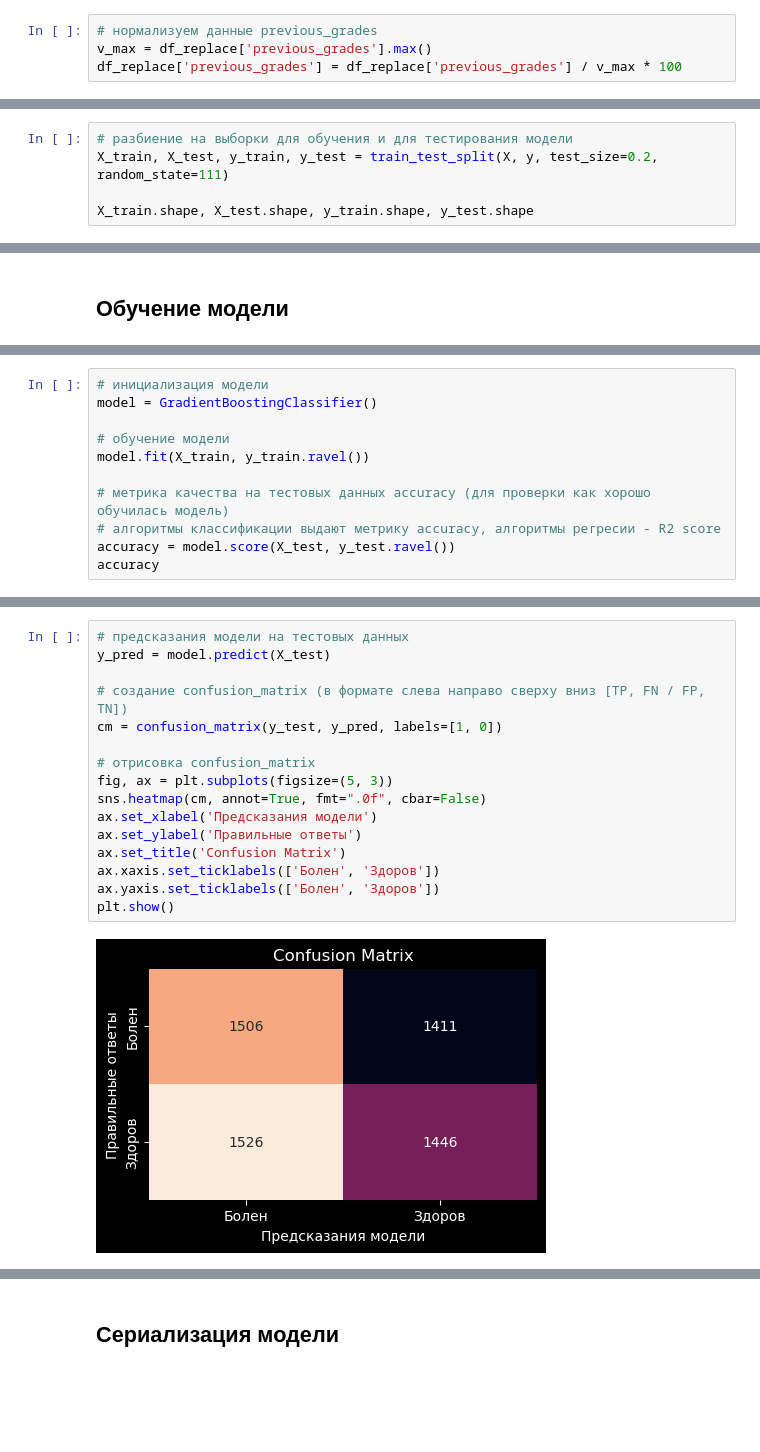
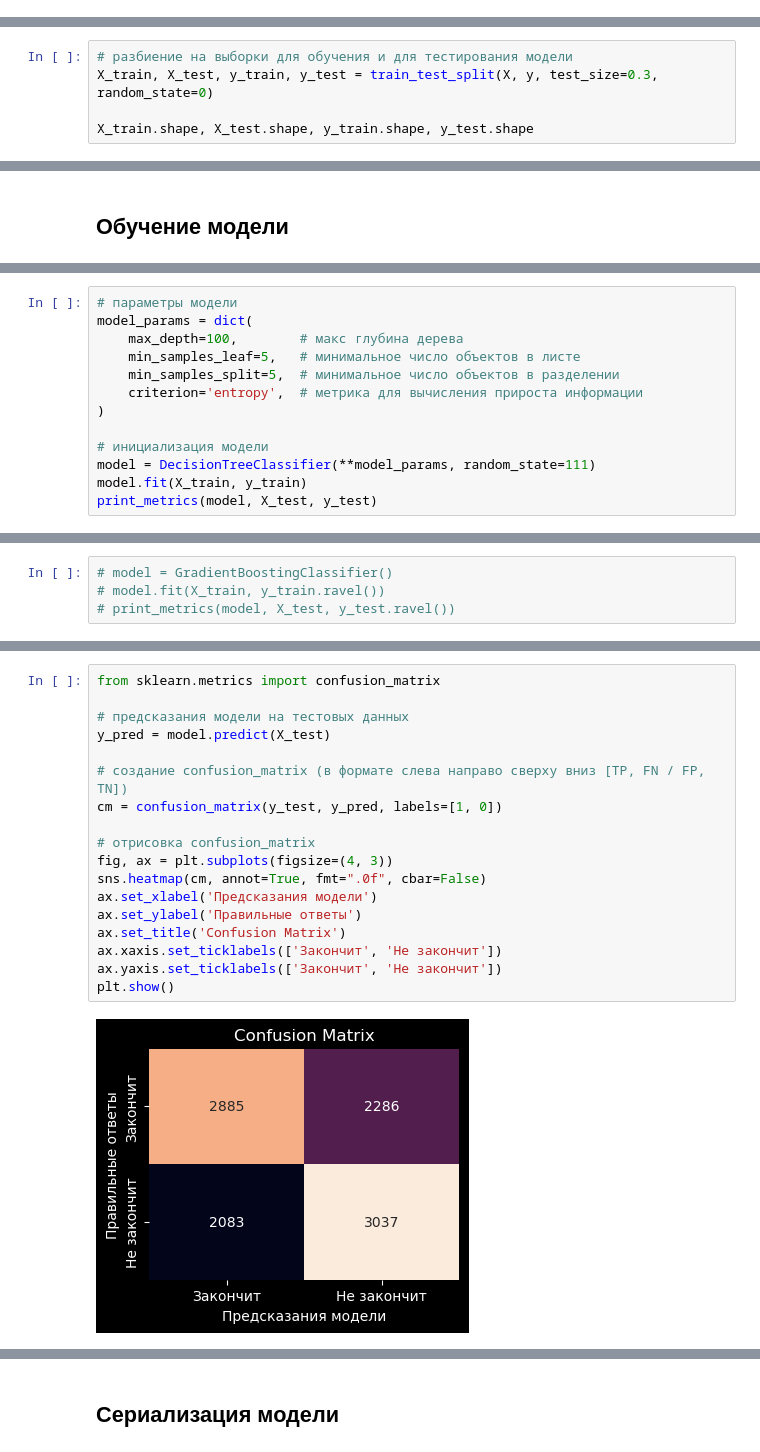
Before and after one commit to IvanZyablitsev/inno_fqw, a Jupyter notebook: scraping/scraping.ipynb, the cells around one changed output, grey strips where cells are left out. Drawn from its saved outputs; the diff is of its cells as text; blank space fills up the shorter version.

```diff
--- a/scraping/scraping.ipynb
+++ b/scraping/scraping.ipynb
@@ -218,4 +231,0 @@ df_replace['attendance_rate'] = df_replace['attendance_rate'] / v_max * 100
-# %%
-# нормализуем данные previous_grades
-v_max = df_replace['previous_grades'].max()
-df_replace['previous_grades'] = df_replace['previous_grades'] / v_max * 100
@@ -242,6 +265,6 @@ plt.hist(y);
 # %%
 # разбиение на выборки для обучения и для тестирования модели
-X_train, X_test, y_train, y_test = train_test_split(X, y, test_size=0.2, random_state=111)
+X_train, X_test, y_train, y_test = train_test_split(X, y, test_size=0.3, random_state=0)
 
 X_train.shape, X_test.shape, y_train.shape, y_test.shape
 # %% [output]
@@ -275,0 +306,13 @@ accuracy
+# %%
+# параметры модели
+model_params = dict(
+    max_depth=100,        # макс глубина дерева
+    min_samples_leaf=5,   # минимальное число объектов в листе
+    min_samples_split=5,  # минимальное число объектов в разделении
+    criterion='entropy',  # метрика для вычисления прироста информации
+)
+
+# инициализация модели
+model = DecisionTreeClassifier(**model_params, random_state=111)
+model.fit(X_train, y_train)
+print_metrics(model, X_test, y_test)
@@ -276,12 +323,5 @@ accuracy
 # %%
-# инициализация модели
-model = GradientBoostingClassifier()
-
-# обучение модели
-model.fit(X_train, y_train.ravel())
-
-# метрика качества на тестовых данных accuracy (для проверки как хорошо обучилась модель)
-# алгоритмы классификации выдают метрику accuracy, алгоритмы регресии - R2 score
-accuracy = model.score(X_test, y_test.ravel())
-accuracy
+# model = GradientBoostingClassifier()
+# model.fit(X_train, y_train.ravel())
+# print_metrics(model, X_test, y_test.ravel())
 # %% [output]
@@ -307,21 +365,23 @@ weighted avg       0.50      0.50      0.50      5889
 # %%
+from sklearn.metrics import confusion_matrix
+
 # предсказания модели на тестовых данных
 y_pred = model.predict(X_test)
 
 # создание confusion_matrix (в формате слева направо сверху вниз [TP, FN / FP, TN])
 cm = confusion_matrix(y_test, y_pred, labels=[1, 0])
 
 # отрисовка confusion_matrix
-fig, ax = plt.subplots(figsize=(5, 3))
+fig, ax = plt.subplots(figsize=(4, 3))
 sns.heatmap(cm, annot=True, fmt=".0f", cbar=False)
 ax.set_xlabel('Предсказания модели')
 ax.set_ylabel('Правильные ответы')
 ax.set_title('Confusion Matrix')
-ax.xaxis.set_ticklabels(['Болен', 'Здоров'])
-ax.yaxis.set_ticklabels(['Болен', 'Здоров'])
+ax.xaxis.set_ticklabels(['Закончит', 'Не закончит'])
+ax.yaxis.set_ticklabels(['Закончит', 'Не закончит'])
 plt.show()
 # %% [output]
-[figure, old version]
+[figure, new version]
 # %%
 from sklearn.metrics import roc_curve, roc_auc_score, auc
 
```
Also changed, not shown: parts of 36 cells of this notebook, 7 other files.
